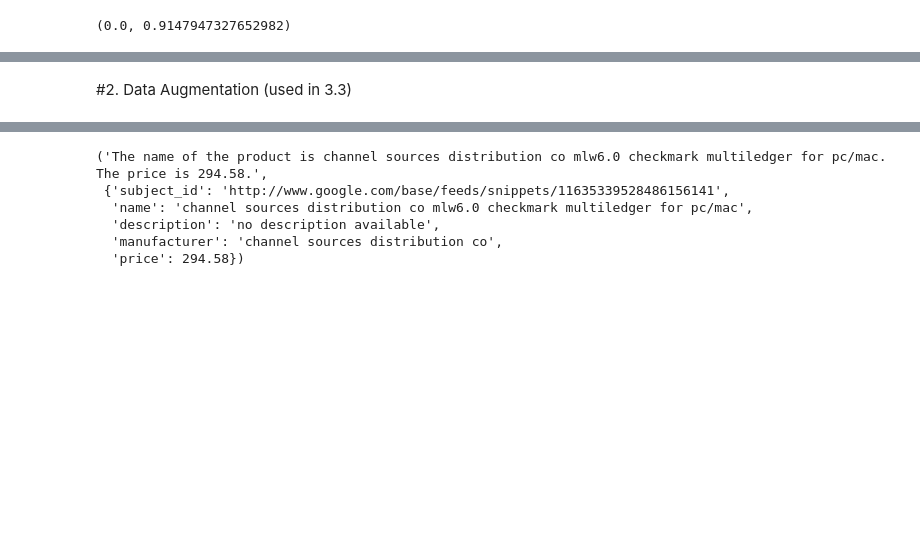
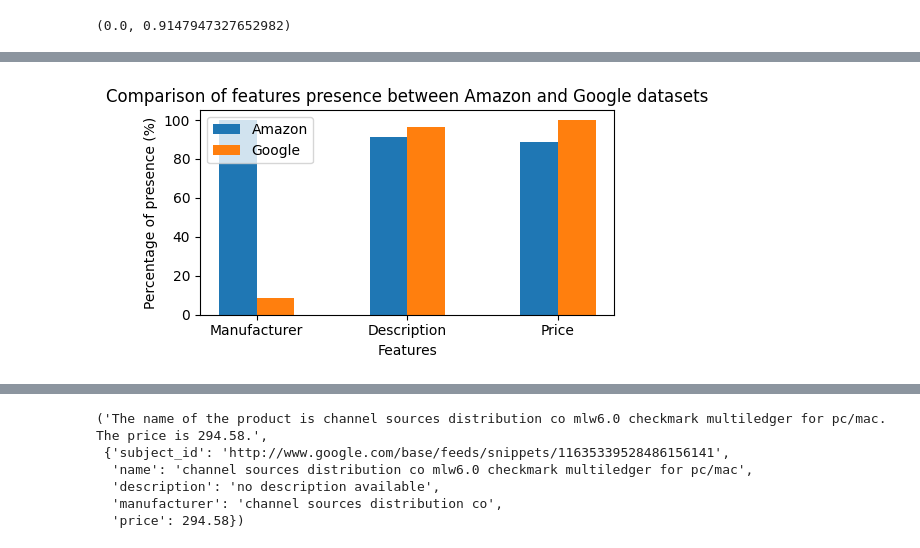
Before and after one commit to lolek27/ML-entity-matching, a Jupyter notebook: Amazon_Google_Entity_matching.ipynb, the cells around one changed output, grey strips where cells are left out. Drawn from its saved outputs; the diff is of its cells as text; code cells hidden in the pictures; blank space fills up the shorter version.

```diff
--- a/Amazon_Google_Entity_matching.ipynb
+++ b/Amazon_Google_Entity_matching.ipynb
@@ -48,6 +83,8 @@ train_pos, train_pos/len(am_goo_train_recs), val_pos, val_pos/len(am_goo_val_rec
 # %%
 #price
-len(amazon_df[amazon_df['price'] == 0.0 ]) / len(amazon_df), len(google_df[google_df['price'] == 0.0]) / len(google_df)
+am_price_miss = len(amazon_df[amazon_df['price'] == 0.0 ]) / len(amazon_df)
+goo_price_miss = len(google_df[google_df['price'] == 0.0]) / len(google_df)
+am_price_miss, goo_price_miss
 # %% [output]
 (0.11320754716981132, 0.0)
 # %% [markdown]
@@ -55,7 +92,8 @@ len(amazon_df[amazon_df['price'] == 0.0 ]) / len(amazon_df), len(google_df[googl
 # %%
 #description
-len(amazon_df[amazon_df['description'].isnull()]) / len(amazon_df), \
-(len(google_df[google_df['description'].isnull()]) + len(google_df[google_df['description'] == 'no description available'])) / len(google_df)
+am_descr_miss = len(amazon_df[amazon_df['description'].isnull()]) / len(amazon_df)
+goo_descr_miss = (len(google_df[google_df['description'].isnull()]) + len(google_df[google_df['description'] == 'no description available'])) / len(google_df)
+am_descr_miss, goo_descr_miss
 # %% [output]
 (0.08715184186882301, 0.03640588690937258)
 # %% [markdown]
@@ -63,7 +101,8 @@ len(amazon_df[amazon_df['description'].isnull()]) / len(amazon_df), \
 # %%
 #manufacturer
-len(amazon_df[amazon_df['manufacturer'].isnull()]) / len(amazon_df), \
-(len(google_df[google_df['manufacturer'].isnull()])) / len(google_df)
+am_man_miss = len(amazon_df[amazon_df['manufacturer'].isnull()]) / len(amazon_df)
+goo_man_miss = (len(google_df[google_df['manufacturer'].isnull()])) / len(google_df)
+am_man_miss, goo_man_miss
 # %% [output]
 (0.0, 0.9147947327652982)
 # %% [markdown]
@@ -99,2 +110,42 @@ google_df.head(10)
-# %% [markdown]
-#2. Data Augmentation (used in 3.3)
+# %%
+import matplotlib.pyplot as plt
+
+# Data
+datasets = ['Amazon', 'Google']
+features = ['Manufacturer', 'Description', 'Price']
+am_values = [(1-am_man_miss)*100, (1-am_descr_miss)*100, (1-am_price_miss)*100]
+goo_values = [(1-goo_man_miss)*100, (1-goo_descr_miss)*100, (1-goo_price_miss)*100]
+
+# Bar width
+bar_width = 0.25
+
+# Create figure and axes
+fig, ax = plt.subplots(figsize=(5, 3))
+
+# Plotting the data
+am_bars = ax.bar(
+    [i - bar_width/2 for i in range(len(features))],
+    am_values,
+    bar_width,
+    label='Amazon'
+)
+goo_bars = ax.bar(
+    [i + bar_width/2 for i in range(len(features))],
+    goo_values,
+    bar_width,
+    label='Google'
+)
+
+# Adding labels, title, and legend
+ax.set_xlabel('Features')
+ax.set_ylabel('Percentage of presence (%)')
+ax.set_title('Comparison of features presence between Amazon and Google datasets')
+ax.set_xticks([i for i in range(len(features))])
+ax.set_xticklabels(features)
+ax.legend()
+
+# Display the plot
+plt.tight_layout()
+plt.show()
+# %% [output]
+[figure, added]
```
Also changed, not shown: parts of 62 cells of this notebook, 2 other files.
